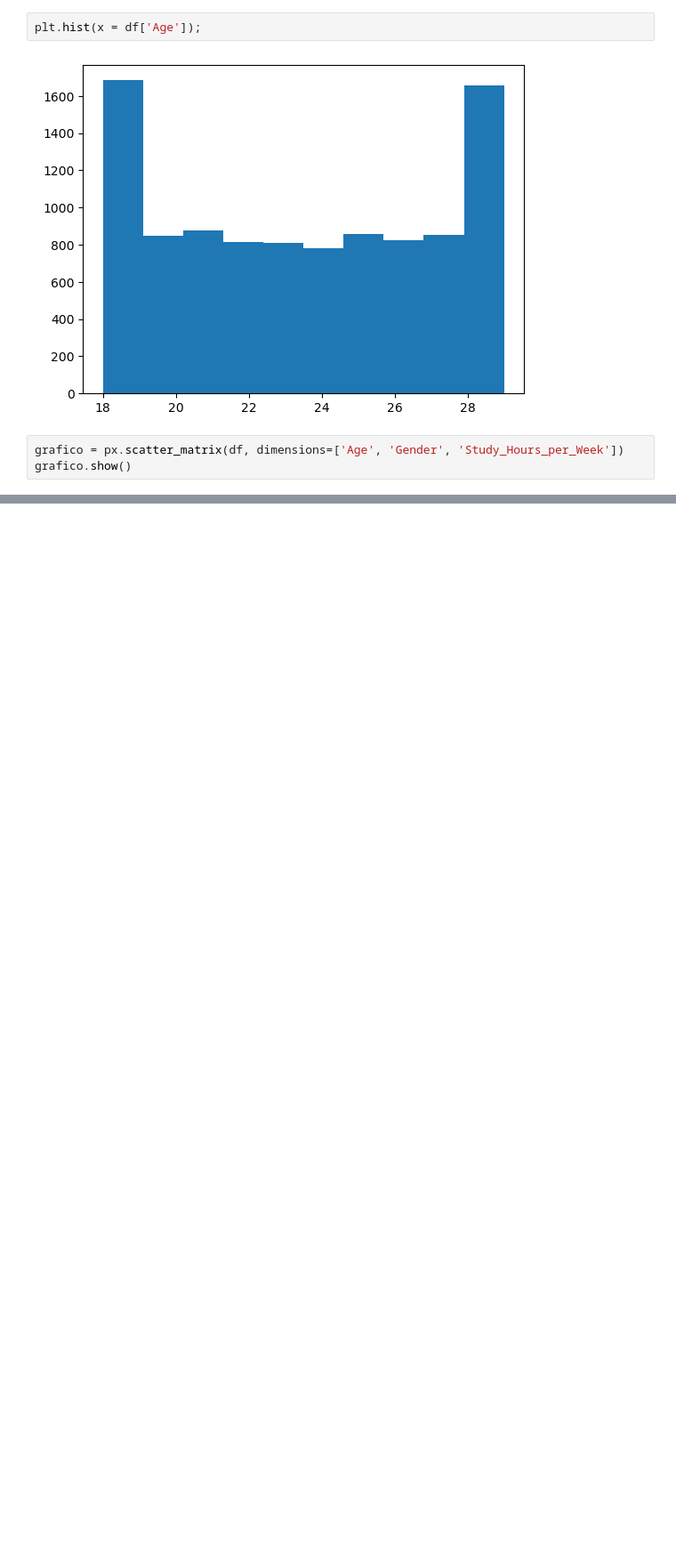
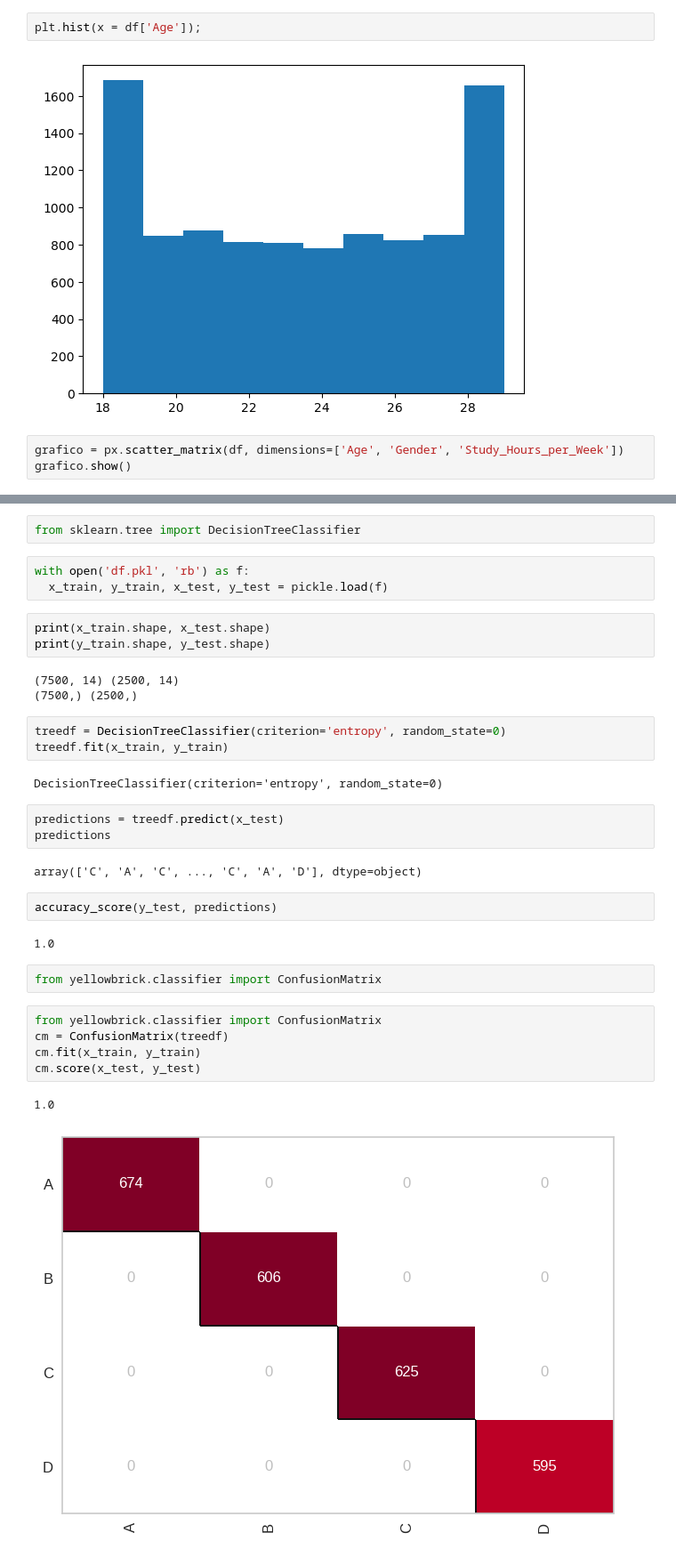
Before and after one commit to leydyson/Data-Science, a Jupyter notebook: Student Performance/notebooks/main.ipynb, the cells around one changed output, grey strips where cells are left out. Shown at 89% size. Drawn from its saved outputs; the diff is of its cells as text; blank space fills up the shorter version.

```diff
--- a/Student Performance/notebooks/main.ipynb
+++ b/Student Performance/notebooks/main.ipynb
@@ -132,0 +325,35 @@ grafico.show()
+# %%
+from sklearn.tree import DecisionTreeClassifier
+# %%
+with open('df.pkl', 'rb') as f:
+  x_train, y_train, x_test, y_test = pickle.load(f)
+# %%
+print(x_train.shape, x_test.shape)
+print(y_train.shape, y_test.shape)
+# %% [output]
+(7500, 14) (2500, 14)
+(7500,) (2500,)
+# %%
+treedf = DecisionTreeClassifier(criterion='entropy', random_state=0)
+treedf.fit(x_train, y_train)
+# %% [output]
+DecisionTreeClassifier(criterion='entropy', random_state=0)
+# %%
+predictions = treedf.predict(x_test)
+predictions
+# %% [output]
+array(['C', 'A', 'C', ..., 'C', 'A', 'D'], dtype=object)
+# %%
+accuracy_score(y_test, predictions)
+# %% [output]
+1.0
+# %%
+from yellowbrick.classifier import ConfusionMatrix
+# %%
+from yellowbrick.classifier import ConfusionMatrix
+cm = ConfusionMatrix(treedf)
+cm.fit(x_train, y_train)
+cm.score(x_test, y_test)
+# %% [output]
+1.0
+[figure, added]
```
Also changed, not shown: parts of 80 cells of this notebook, 1 other file.
